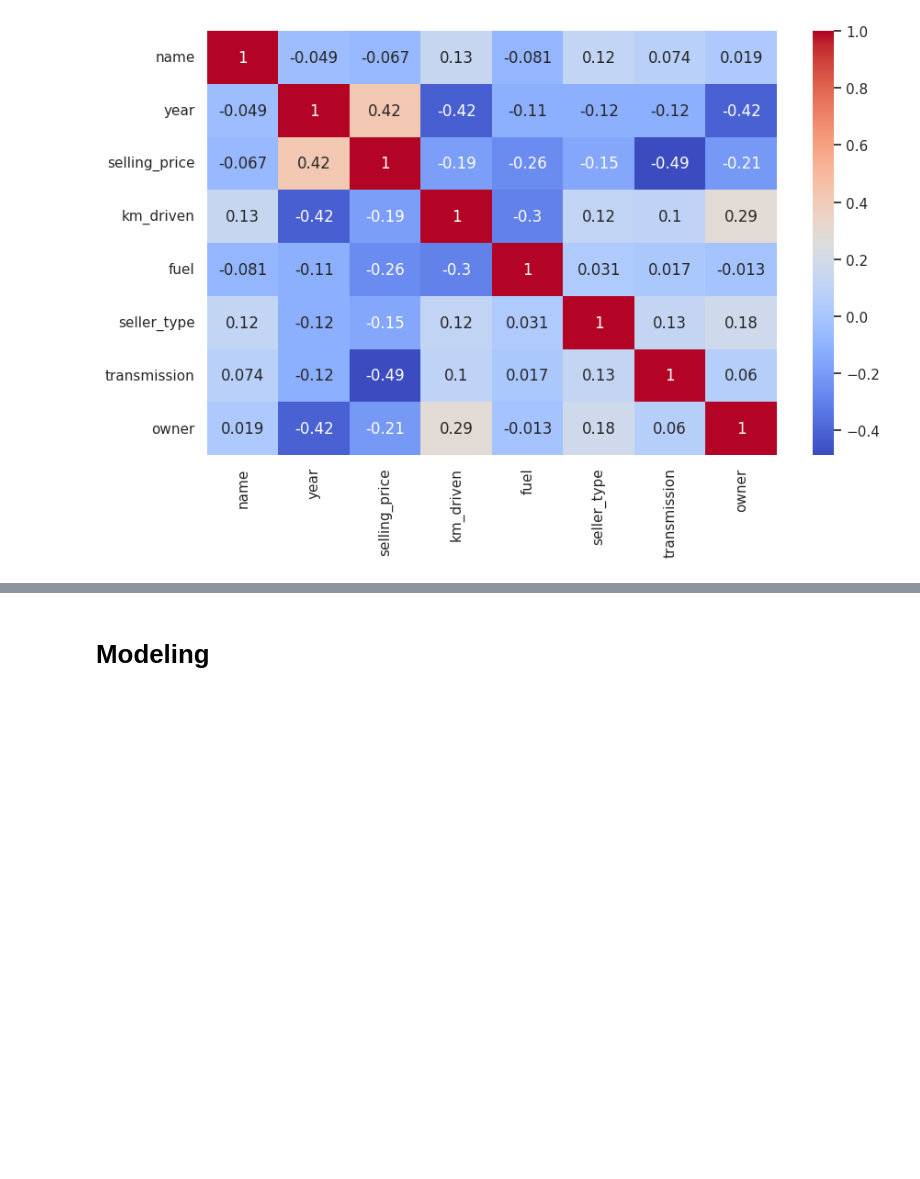
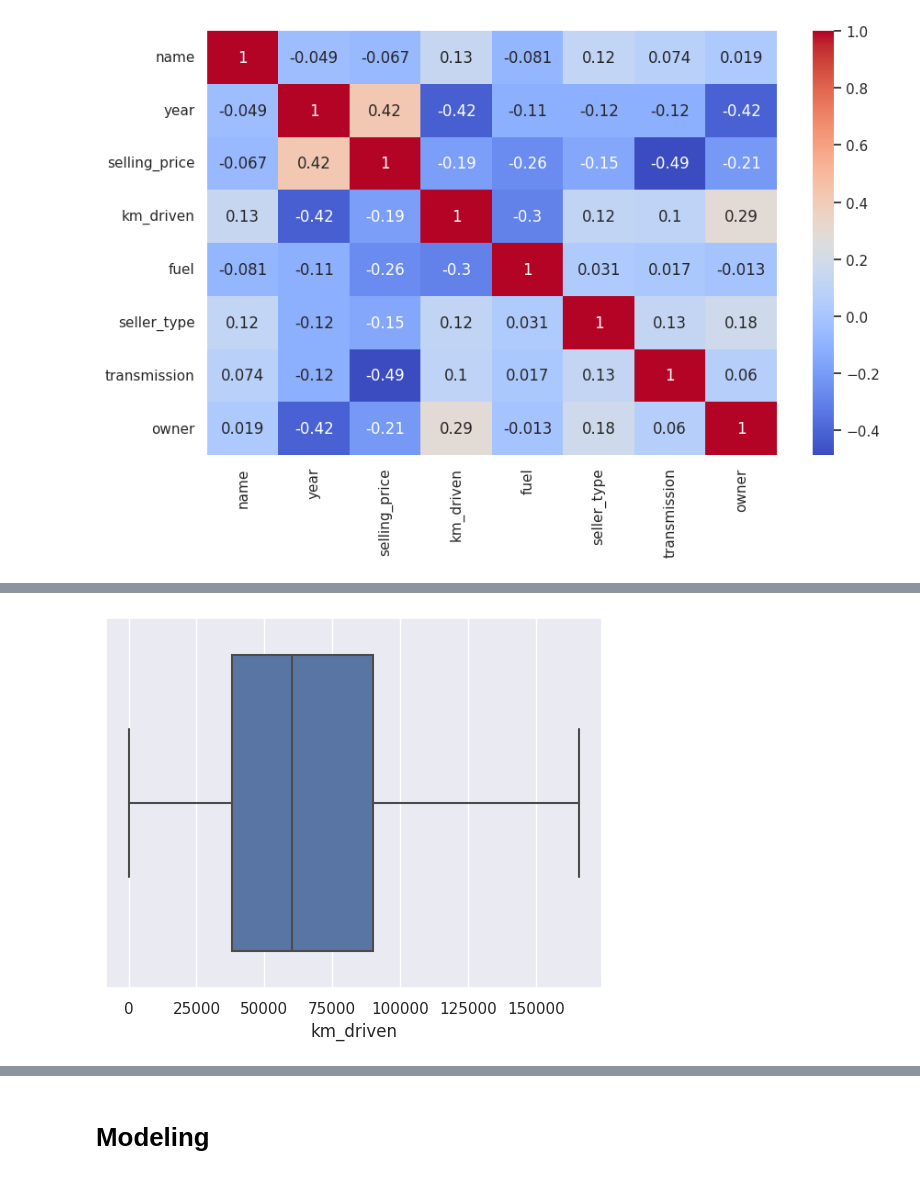
Before and after one commit to hendrimardani/fundamental_data_analyst_vehicle_dataset, a Jupyter notebook: vehicle_dataset.ipynb, the cells around one changed output, grey strips where cells are left out. Drawn from its saved outputs; the diff is of its cells as text; code cells hidden in the pictures; blank space fills up the shorter version.

```diff
--- a/vehicle_dataset.ipynb
+++ b/vehicle_dataset.ipynb
@@ -295,0 +379,27 @@ sns.boxplot(data=hasil, x="selling_price")
+# %%
+# Melakukan penghapusan nilai outlier (nilai yang tidak wajar pada sebuah fitur dataset)
+
+data_baru = pd.DataFrame(data["km_driven"], columns=["km_driven"])
+
+limit = 2 # Limit ini diatur untuk menyesuaikan rentang outlier
+outliers = []
+
+# Loop untuk mendeteksi outlier berdasarkan Z-Score
+for col in data_baru.columns:
+    subset = data_baru[col]
+    mean_val = np.mean(subset)
+    stan_dev = np.std(subset)
+
+    for idx in subset.index:
+        z_score = (subset[idx] - mean_val) / stan_dev
+        if np.abs(z_score) > limit:
+            if idx not in outliers:
+                outliers.append(idx)
+
+# Menghapus baris outlier dari data_baru
+hasil = data_baru.drop(index=outliers)
+
+# Menampilkan hasil
+print("Outlier yang dihapus adalah:", len(outliers))
+print("Indeks outlier:", outliers)
+print("Data setelah penghapusan outlier:\n", hasil)
@@ -295,0 +424,6 @@ sns.boxplot(data=hasil, x="selling_price")
+# %%
+# Menampilkan hasil data setelah penghapusan outlier
+sns.boxplot(data=hasil, x="km_driven")
+plt.show()
+# %% [output]
+[figure, added]
```
Also changed, not shown: parts of 17 cells of this notebook.
